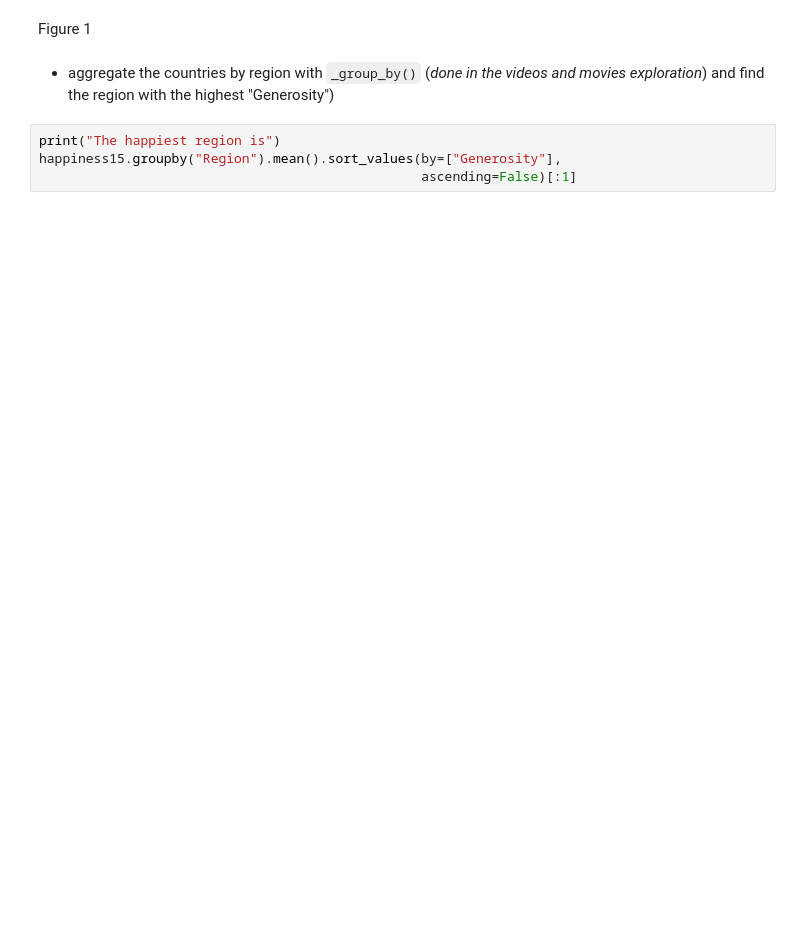
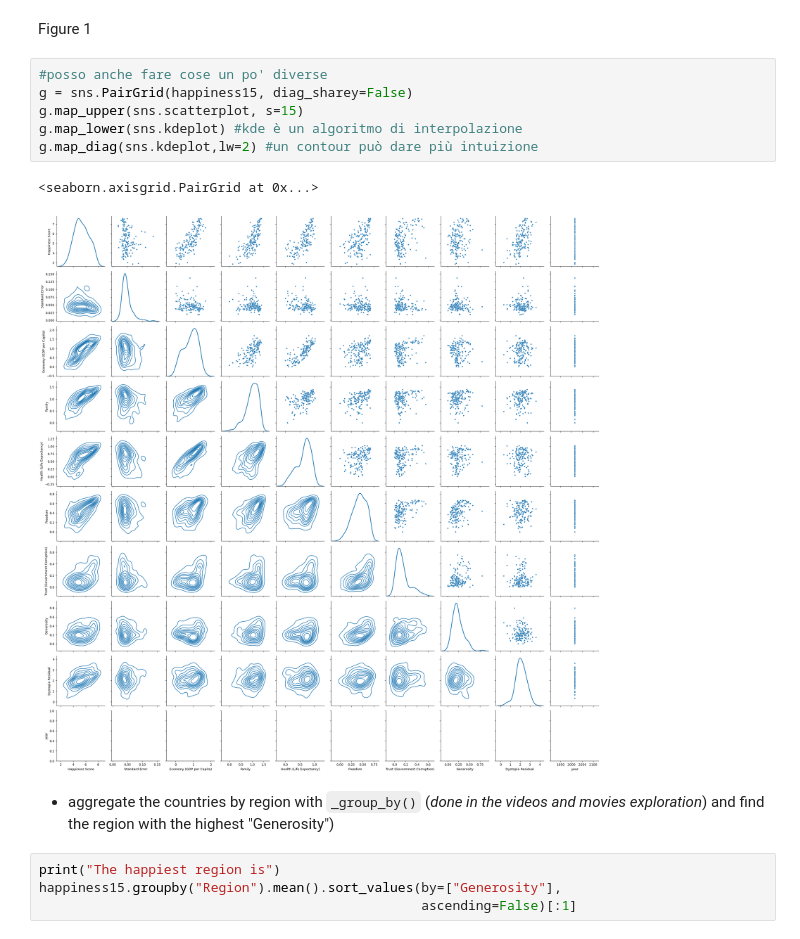
Before and after one commit to massimocipressi/MLPNS_MCipressi, a Jupyter notebook: clustering/happiness_solution.ipynb, the cells around one changed output. Drawn from its saved outputs; the diff is of its cells as text; blank space fills up the shorter version.

```diff
--- a/clustering/happiness_solution.ipynb
+++ b/clustering/happiness_solution.ipynb
@@ -354,5 +269,14 @@ sns.pairplot(happiness15);
 # %% [markdown]
 Figure 1
+# %%
+#posso anche fare cose un po' diverse
+g = sns.PairGrid(happiness15, diag_sharey=False)
+g.map_upper(sns.scatterplot, s=15)
+g.map_lower(sns.kdeplot) #kde è un algoritmo di interpolazione
+g.map_diag(sns.kdeplot,lw=2) #un contour può dare più intuizione
+# %% [output]
+<seaborn.axisgrid.PairGrid at 0x...>
+[figure, added]
 # %% [markdown]
 - aggregate the countries by region with `_group_by()` (_done in the videos and movies exploration_) and find the region with the highest "Generosity")
 # %%
```
Also changed, not shown: parts of 16 cells of this notebook.
